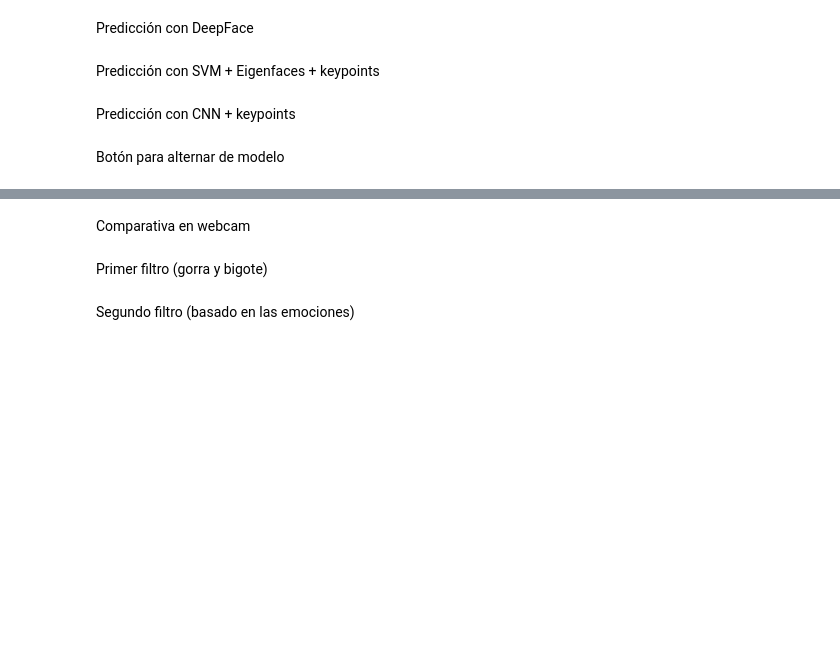
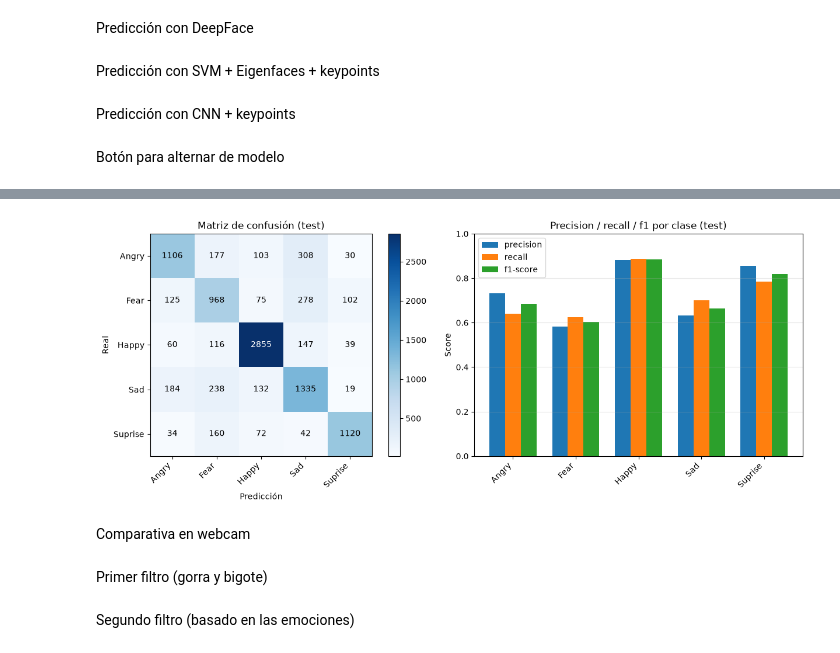
Before and after one commit to DylanCas16/EmotionDetector, a Jupyter notebook: Final_tasks.ipynb, the cells around one changed output, grey strips where cells are left out. Saved outputs shown, nothing was run; the diff lists cells and outputs as text; code cells hidden in the pictures; blank space fills up the shorter version.

Commit message:
Adición de prueba para deepface y documentación de los resultados en el README.

```diff
--- a/Final_tasks.ipynb
+++ b/Final_tasks.ipynb
@@ -206,0 +210,81 @@ def draw_button(frame_bgr):
+# %%
+DEEPFACE_TEST_DIR = os.path.join("dataset_processed", "test")
+DEEPFACE_EMOTION_MAP = {
+    "angry": "Angry",
+    "fear": "Fear",
+    "happy": "Happy",
+    "sad": "Sad",
+    "surprise": "Suprise",
+}
+
+y_true, y_pred = [], []
+for label in CNN_CLASSES:
+    class_dir = os.path.join(DEEPFACE_TEST_DIR, label)
+    for fname in sorted(os.listdir(class_dir)):
+        img_bgr = cv2.imread(os.path.join(class_dir, fname))
+        if img_bgr is None:
+            continue
+
+        result = DeepFace.analyze(
+            img_path=img_bgr,
+            actions=["emotion"],
+            detector_backend="skip",
+            enforce_detection=False,
+        )[0]
+
+        scores = {
+            DEEPFACE_EMOTION_MAP[emotion]: score
+            for emotion, score in result["emotion"].items()
+            if emotion in DEEPFACE_EMOTION_MAP
+        }
+        pred_label = max(scores, key=scores.get)
+
+        y_true.append(label)
+        y_pred.append(pred_label)
+
+test_accuracy = (np.array(y_true) == np.array(y_pred)).mean()
+print("Accuracy en test:", test_accuracy)
+
+report = classification_report(
+    y_true, y_pred, labels=CNN_CLASSES, target_names=CNN_CLASSES, output_dict=True
+)
+print(classification_report(y_true, y_pred, labels=CNN_CLASSES, target_names=CNN_CLASSES))
+
+cm = confusion_matrix(y_true, y_pred, labels=CNN_CLASSES)
+
+fig, axes = plt.subplots(1, 2, figsize=(13, 5))
+
+im = axes[0].imshow(cm, cmap="Blues")
+axes[0].set_xticks(range(len(CNN_CLASSES)))
+axes[0].set_xticklabels(CNN_CLASSES, rotation=45, ha="right")
+axes[0].set_yticks(range(len(CNN_CLASSES)))
+axes[0].set_yticklabels(CNN_CLASSES)
+axes[0].set_xlabel("Predicción")
+axes[0].set_ylabel("Real")
+axes[0].set_title("Matriz de confusión (test)")
+threshold = cm.max() / 2
+for i in range(len(CNN_CLASSES)):
+    for j in range(len(CNN_CLASSES)):
+        color = "white" if cm[i, j] > threshold else "black"
+        axes[0].text(j, i, cm[i, j], ha="center", va="center", color=color)
+fig.colorbar(im, ax=axes[0])
+
+metrics = ["precision", "recall", "f1-score"]
+x = np.arange(len(CNN_CLASSES))
+width = 0.25
+for i, metric in enumerate(metrics):
+    values = [report[label][metric] for label in CNN_CLASSES]
+    axes[1].bar(x + (i - 1) * width, values, width, label=metric)
+axes[1].set_xticks(x)
+axes[1].set_xticklabels(CNN_CLASSES, rotation=45, ha="right")
+axes[1].set_ylim(0, 1)
+axes[1].set_ylabel("Score")
+axes[1].set_title("Precision / recall / f1 por clase (test)")
+axes[1].legend()
+axes[1].grid(alpha=0.3, axis="y")
+
+fig.tight_layout()
+os.makedirs("model_results/deepface", exist_ok=True)
+fig.savefig("model_results/deepface/deepface_per_class_results.png", dpi=150)
+plt.show()
+# %% [output]
@@ -207,3 +303,4 @@ def draw_button(frame_bgr):
+[figure, added]
 # %% [markdown]
 Comparativa en webcam
 # %%
```
Also changed, not shown: parts of 3 cells of this notebook, 2 other files.
